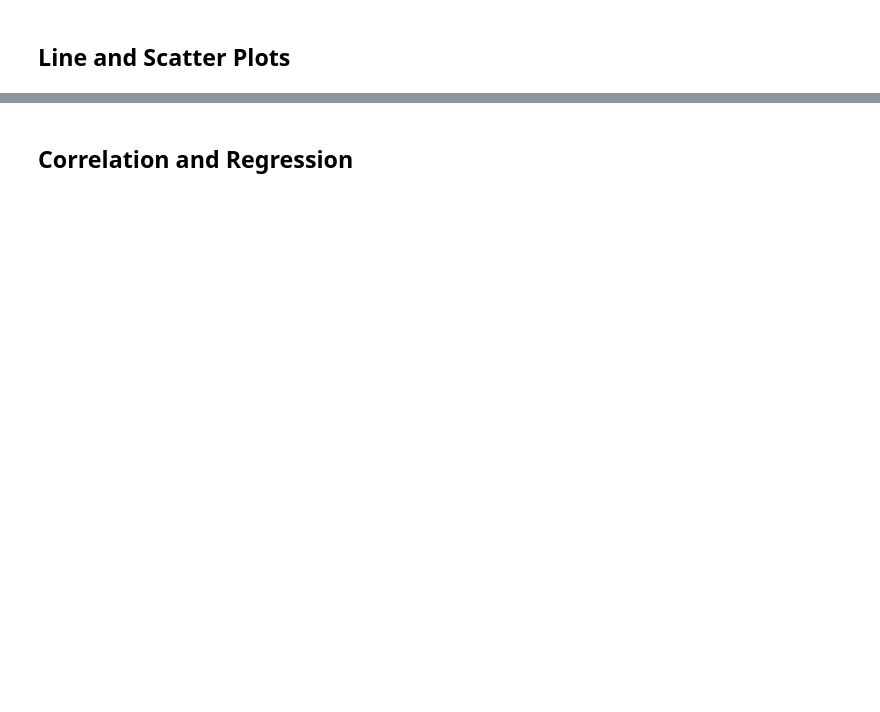
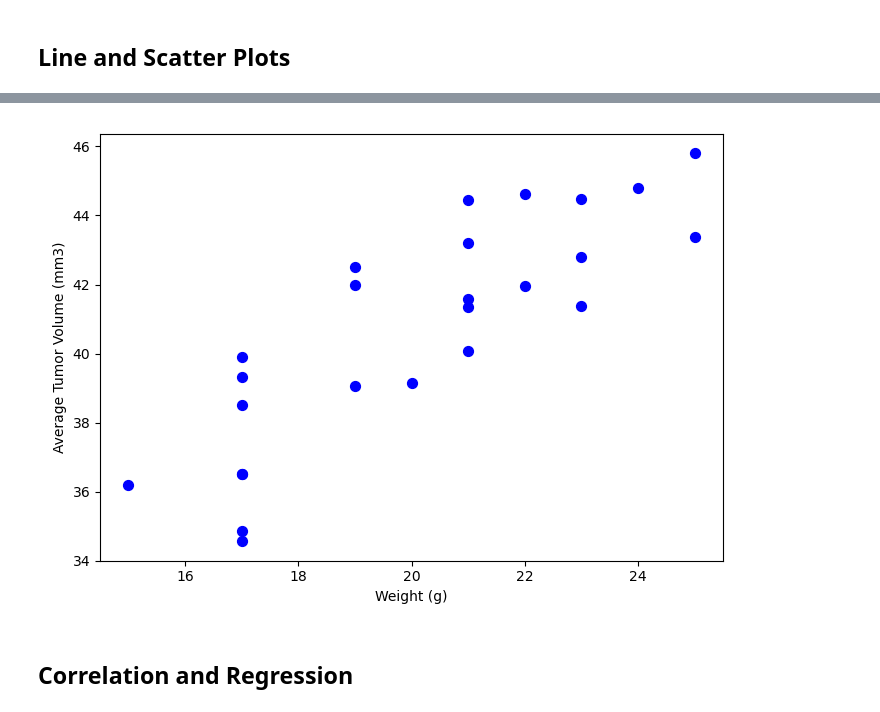
Before and after one commit to wrobertson90/Data_Visualization_challenge, a Jupyter notebook: Pymaceuticals/pymaceuticals.ipynb, the cells around one changed output, grey strips where cells are left out. Cells and saved outputs as stored; diff of their text form; code cells hidden in the pictures; blank space fills up the shorter version.

```diff
--- a/Pymaceuticals/pymaceuticals.ipynb
+++ b/Pymaceuticals/pymaceuticals.ipynb
@@ -242,2 +310,21 @@ plt.tight_layout()
+# %%
+# Generate a scatter plot of mouse weight vs. the average observed tumor volume for the entire Capomulin regimen
+capomulin_data = cleaned_mouse[cleaned_mouse["Drug Regimen"] == "Capomulin"]
+capomulin_avg_tumor = capomulin_data.groupby("Mouse ID").agg(
+    Avg_Tumor_Volume=("Tumor Volume (mm3)", "mean"),
+    Weight=("Weight (g)", "first")
+).reset_index()
+plt.figure(figsize=(7, 5))
+plt.scatter(
+    capomulin_avg_tumor["Weight"],
+    capomulin_avg_tumor["Avg_Tumor_Volume"],
+    color="blue", s=50
+)
+plt.xlabel("Weight (g)")
+plt.ylabel("Average Tumor Volume (mm3)")
+plt.tight_layout()
+plt.show()
+# %% [output]
+[figure, added]
 # %% [markdown]
 ## Correlation and Regression
```
Also changed, not shown: parts of 16 cells of this notebook, 1 other file.
